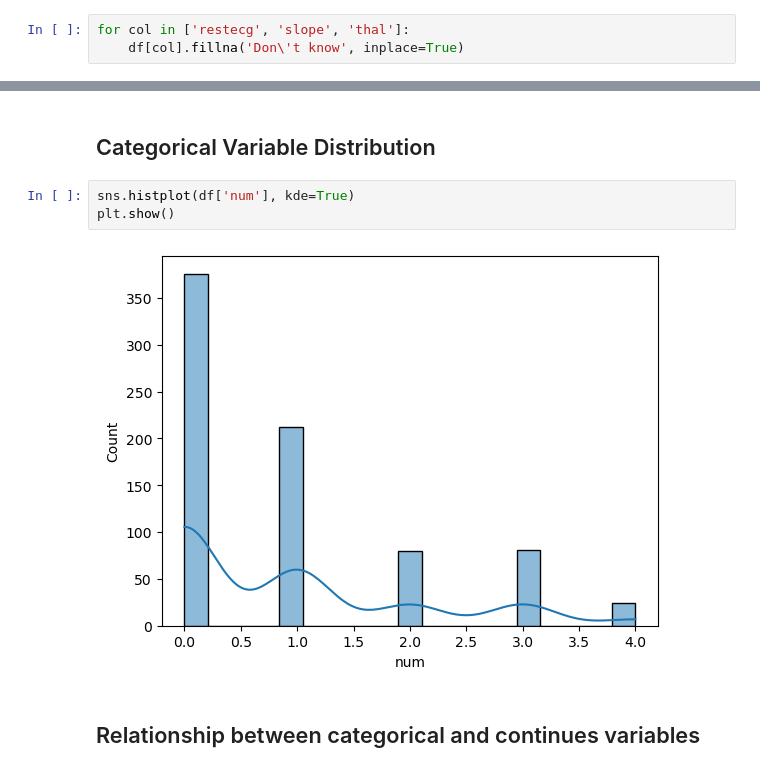
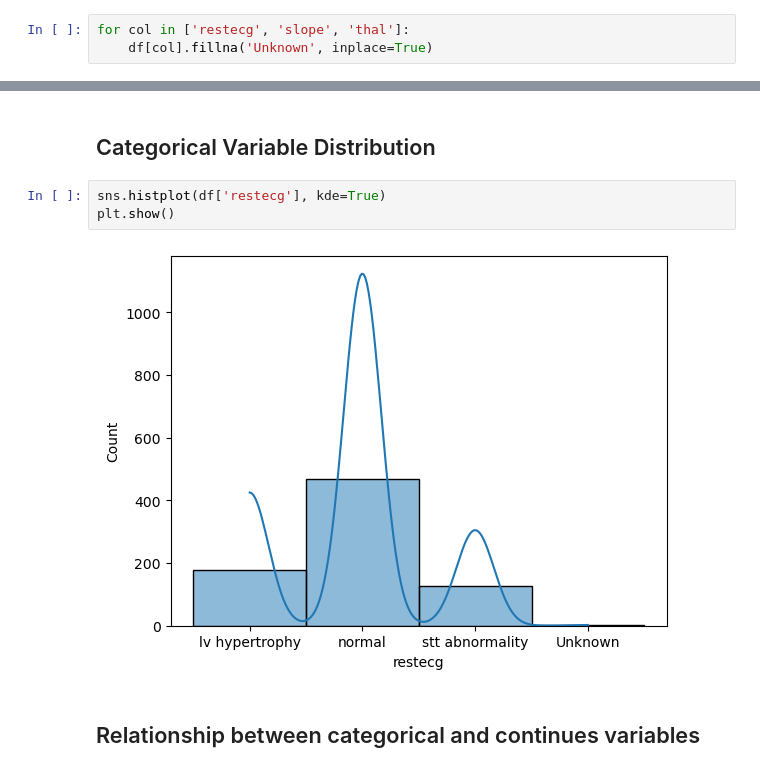
Before and after one commit to jhonnovax/data-preprocessing, a Jupyter notebook: heart-disease-notebook.ipynb, the cells around one changed output, grey strips where cells are left out. Cells and saved outputs as stored; diff of their text form.

```diff
--- a/heart-disease-notebook.ipynb
+++ b/heart-disease-notebook.ipynb
@@ -96,7 +96,7 @@ for col in ['trestbps', 'chol', 'thalch', 'oldpeak', 'ca']:
 Replacing some categorical values with the text 'Don\'t know'
 # %%
 for col in ['restecg', 'slope', 'thal']:
-	df[col].fillna('Don\'t know', inplace=True)
+	df[col].fillna('Unknown', inplace=True)
 # %% [markdown]
 Removing missing values when data can not be replaced
 # %%
@@ -191,9 +191,9 @@ plt.show()
 # %% [markdown]
 ## Categorical Variable Distribution
 # %%
-sns.histplot(df['num'], kde=True)
+sns.histplot(df['restecg'], kde=True)
 plt.show()
 # %% [output]
-[figure, old version]
+[figure, new version]
 # %% [markdown]
 ## Relationship between categorical and continues variables
```
Also changed, not shown: parts of 4 cells of this notebook.
